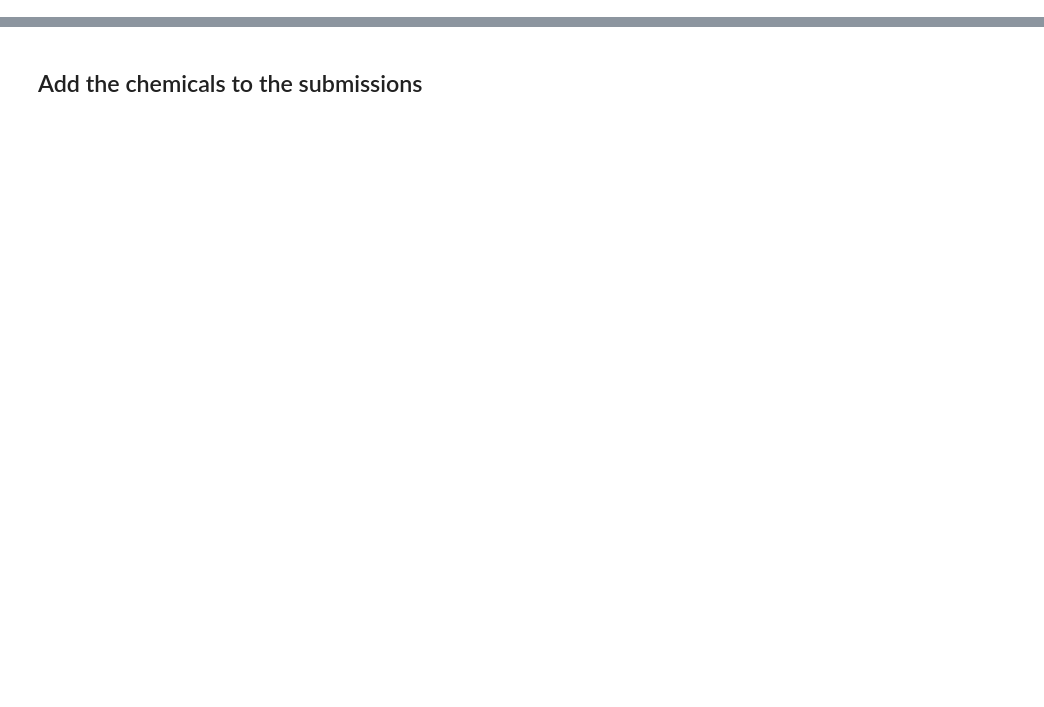
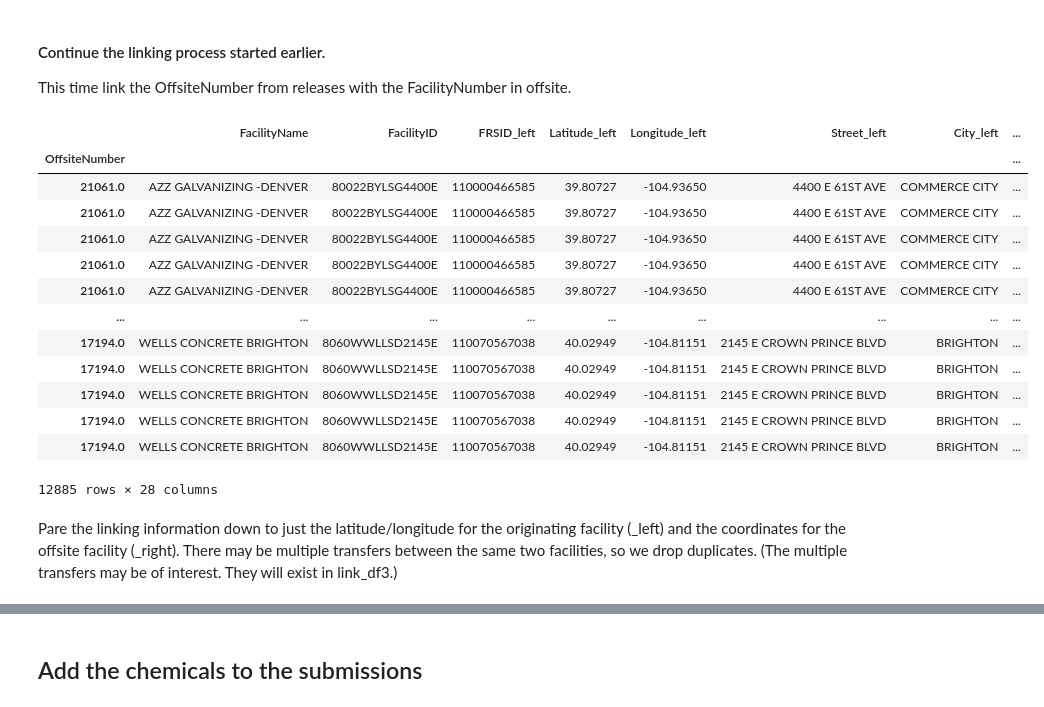
Before and after one commit to edgi-govdata-archiving/RSEI, a Jupyter notebook: RSEI.ipynb, the cells around one changed output, grey strips where cells are left out. Saved outputs shown, nothing was run; the diff lists cells and outputs as text; code cells hidden in the pictures; blank space fills up the shorter version.

```diff
--- a/RSEI.ipynb
+++ b/RSEI.ipynb
@@ -70,0 +273,26 @@ sub_df
+# %% [markdown]
+#### Continue the linking process started earlier.
+This time link the OffsiteNumber from releases with the FacilityNumber in offsite.
+# %%
+link_df3 = link_df2.set_index('OffsiteNumber').join(off_df.set_index('FacilityNumber'), lsuffix='_left', rsuffix='_right')
+link_df3
+# %% [output]
+|  | FacilityName | FacilityID | FRSID_left | Latitude_left | Longitude_left | Street_left | City_left | ... |
+| OffsiteNumber |  |  |  |  |  |  |  | ... |
+| 21061.0 | AZZ GALVANIZING -DENVER | 80022BYLSG4400E | 110000466585 | 39.80727 | -104.93650 | 4400 E 61ST AVE | COMMERCE CITY | ... |
+| 21061.0 | AZZ GALVANIZING -DENVER | 80022BYLSG4400E | 110000466585 | 39.80727 | -104.93650 | 4400 E 61ST AVE | COMMERCE CITY | ... |
+| 21061.0 | AZZ GALVANIZING -DENVER | 80022BYLSG4400E | 110000466585 | 39.80727 | -104.93650 | 4400 E 61ST AVE | COMMERCE CITY | ... |
+| 21061.0 | AZZ GALVANIZING -DENVER | 80022BYLSG4400E | 110000466585 | 39.80727 | -104.93650 | 4400 E 61ST AVE | COMMERCE CITY | ... |
+| 21061.0 | AZZ GALVANIZING -DENVER | 80022BYLSG4400E | 110000466585 | 39.80727 | -104.93650 | 4400 E 61ST AVE | COMMERCE CITY | ... |
+| ... | ... | ... | ... | ... | ... | ... | ... | ... |
+| 17194.0 | WELLS CONCRETE BRIGHTON | 8060WWLLSD2145E | 110070567038 | 40.02949 | -104.81151 | 2145 E CROWN PRINCE BLVD | BRIGHTON | ... |
+| 17194.0 | WELLS CONCRETE BRIGHTON | 8060WWLLSD2145E | 110070567038 | 40.02949 | -104.81151 | 2145 E CROWN PRINCE BLVD | BRIGHTON | ... |
+| 17194.0 | WELLS CONCRETE BRIGHTON | 8060WWLLSD2145E | 110070567038 | 40.02949 | -104.81151 | 2145 E CROWN PRINCE BLVD | BRIGHTON | ... |
+| 17194.0 | WELLS CONCRETE BRIGHTON | 8060WWLLSD2145E | 110070567038 | 40.02949 | -104.81151 | 2145 E CROWN PRINCE BLVD | BRIGHTON | ... |
+| 17194.0 | WELLS CONCRETE BRIGHTON | 8060WWLLSD2145E | 110070567038 | 40.02949 | -104.81151 | 2145 E CROWN PRINCE BLVD | BRIGHTON | ... |
+12885 rows × 28 columns
+# %% [markdown]
+Pare the linking information down to just the latitude/longitude for the originating facility (_left)
+and the coordinates for the offsite facility (_right).
+There may be multiple transfers between the same two facilities, so we drop duplicates.
+(The multiple transfers may be of interest. They will exist in link_df3.)
```
Also changed, not shown: parts of 36 cells of this notebook.
